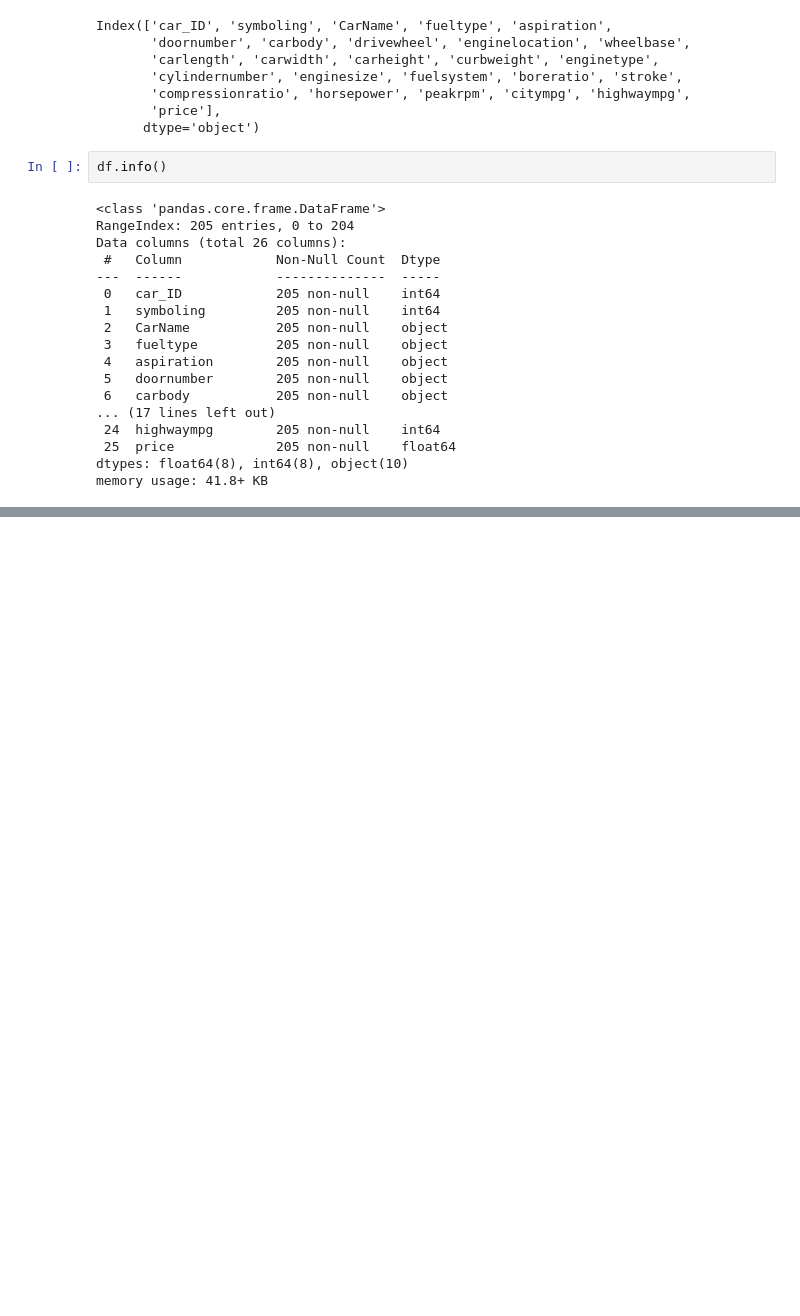
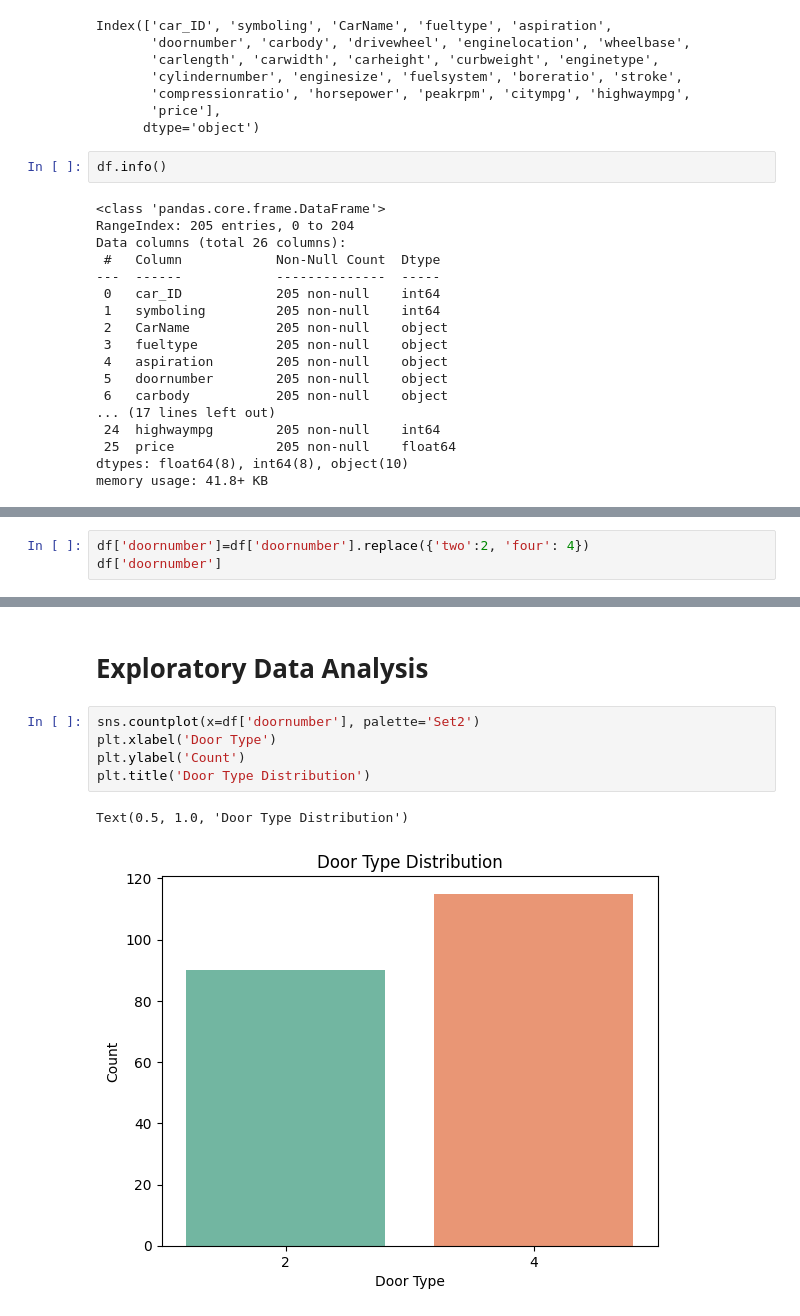
Before and after one commit to uday2510/OIBSIP, a Jupyter notebook: Car_price_prediction.ipynb, the cells around one changed output, grey strips where cells are left out. Cells and saved outputs as stored; diff of their text form; blank space fills up the shorter version.

```diff
--- a/Car_price_prediction.ipynb
+++ b/Car_price_prediction.ipynb
@@ -61,0 +86,3 @@ df.describe()
+# %%
+df['doornumber']=df['doornumber'].replace({'two':2, 'four': 4})
+df['doornumber']
@@ -61,0 +102,10 @@ df.describe()
+# %% [markdown]
+# **Exploratory Data Analysis**
+# %%
+sns.countplot(x=df['doornumber'], palette='Set2')
+plt.xlabel('Door Type')
+plt.ylabel('Count')
+plt.title('Door Type Distribution')
+# %% [output]
+Text(0.5, 1.0, 'Door Type Distribution')
+[figure, added]
```
Also changed, not shown: parts of 8 cells of this notebook.
